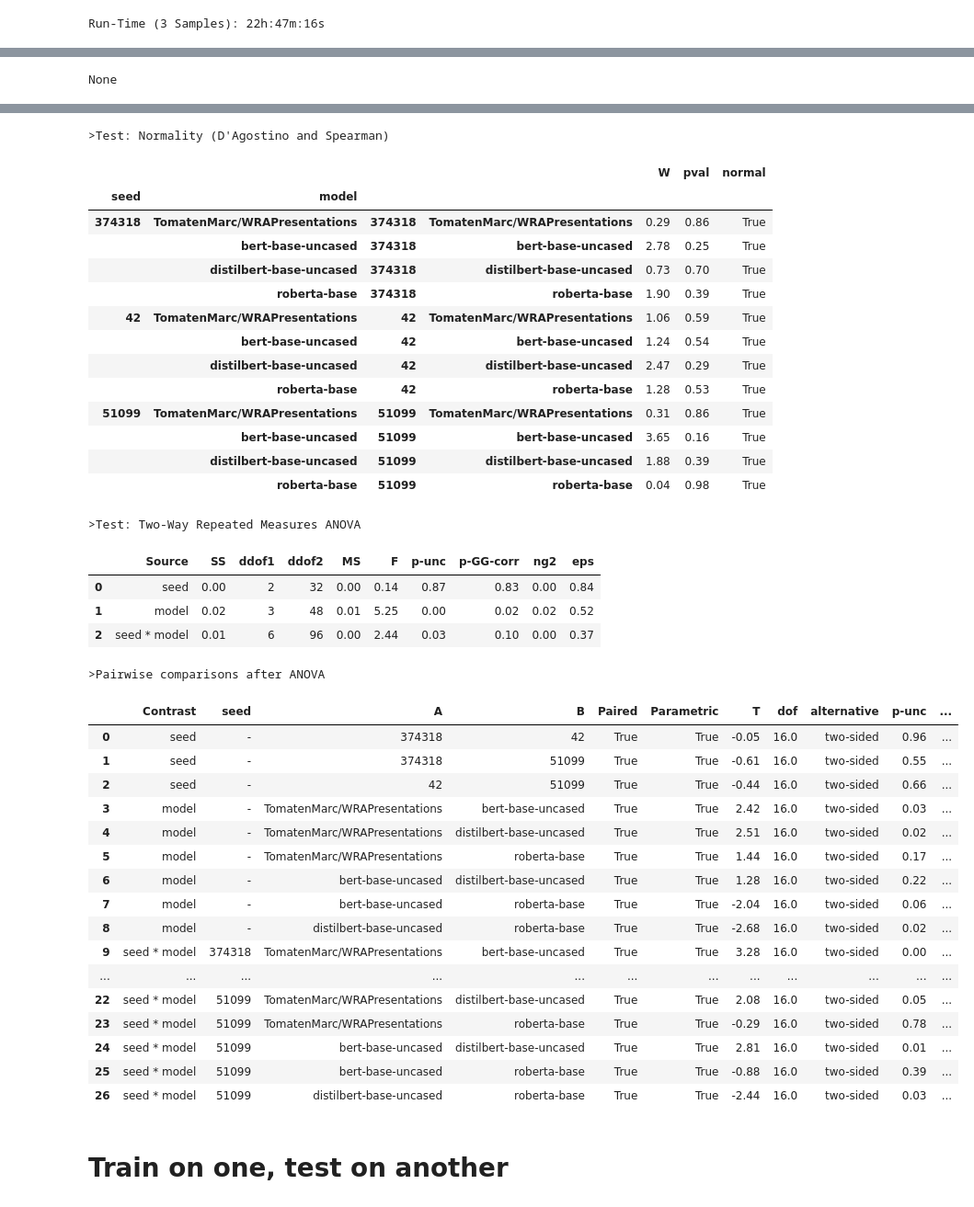
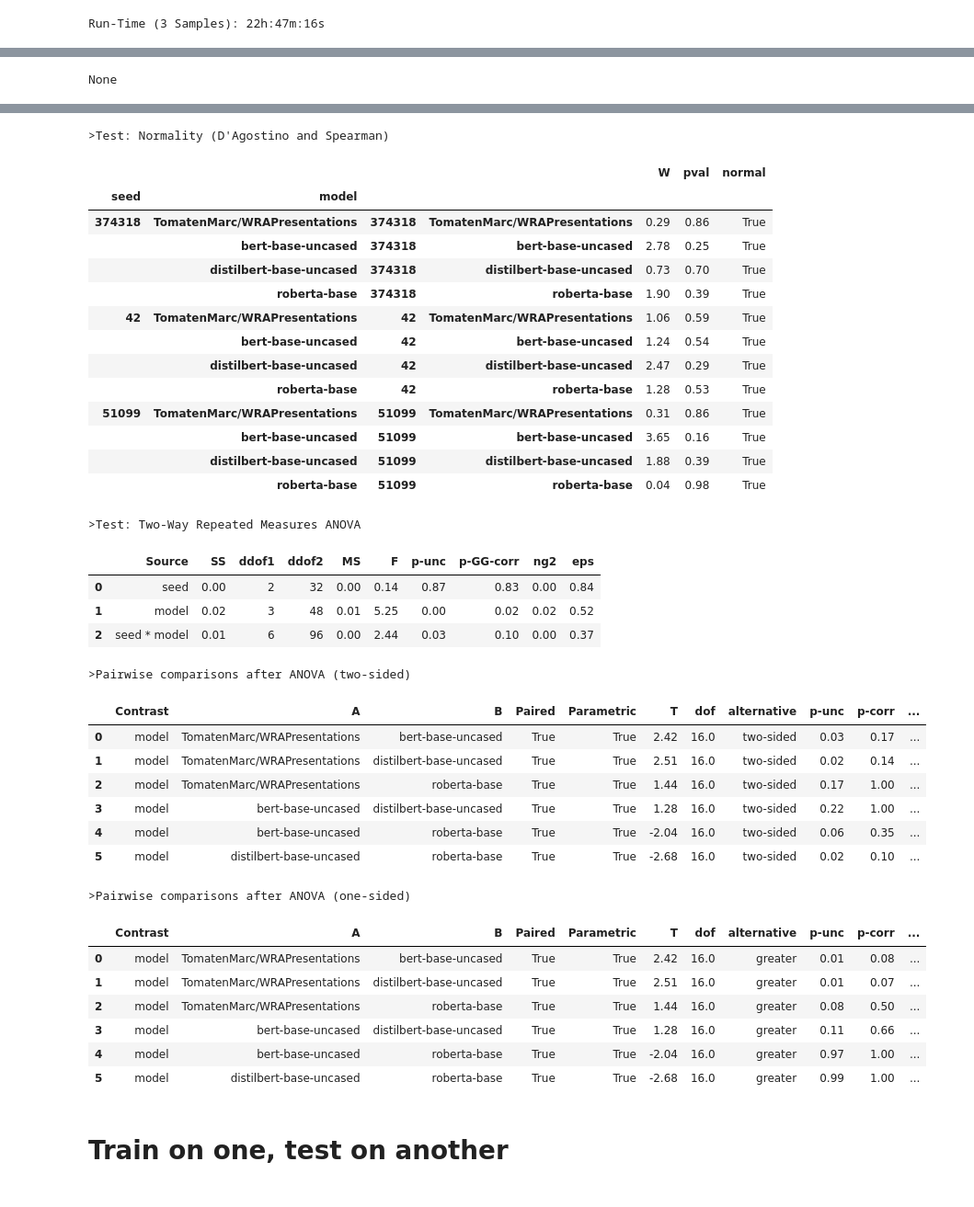
Before and after one commit to TomatenMarc/Limited-Generalizability, a Jupyter notebook: notebooks/results.ipynb, the cells around one changed output, grey strips where cells are left out. Shown at 92% size. Cells and saved outputs as stored; diff of their text form; code cells hidden in the pictures.

Commit message:
Merge update-results branch into master

```diff
--- a/notebooks/results.ipynb
+++ b/notebooks/results.ipynb
@@ -518,12 +521,17 @@ leave_rm_anova_results = pg.rm_anova(
 )
 display(leave_rm_anova_results.round(2))
 
-# Each individual pairwise test between just two levels trivially meets the “sphericity” part, because there’s only one difference score.
-print("\n>Pairwise comparisons after ANOVA")
+print("\n>Pairwise comparisons after ANOVA (two-sided)")
 leave_rm_paired_results = pg.pairwise_ttests(
-    data=df_leave_long, dv="macro_f1", within=["seed", "model"], subject="pair", padjust="bonf", effsize="cohen", alternative="two-sided", correction=True
+    data=df_leave_long, dv="macro_f1", within=["model"], subject="pair", padjust="bonf", effsize="cohen", alternative="two-sided", correction=True
 )
 display(leave_rm_paired_results.round(2))
+
+print("\n>Pairwise comparisons after ANOVA (one-sided)")
+leave_rm_paired_greater_results = pg.pairwise_ttests(
+    data=df_leave_long, dv="macro_f1", within=["model"], subject="pair", padjust="bonf", effsize="cohen", alternative="greater", correction=True
+)
+display(leave_rm_paired_greater_results.round(2))
 # %% [output]
 <class 'pandas.core.frame.DataFrame'>
 RangeIndex: 3468 entries, 0 to 3467
@@ -536,51 +544,49 @@ Data columns (total 4 columns):
  3   macro_f1  204 non-null    float64
 dtypes: category(2), float64(1), object(1)
 memory usage: 61.4+ KB
 None
 |  | pair | seed | model | macro_f1 |
 | 0 | (ABSTRCT, ABSTRCT) | 42 | TomatenMarc/WRAPresentations | 0.737242 |
 | 1 | (ACQUA, ABSTRCT) | 42 | TomatenMarc/WRAPresentations | NaN |
 | 2 | (AEC, ABSTRCT) | 42 | TomatenMarc/WRAPresentations | NaN |
 | 3 | (AFS, ABSTRCT) | 42 | TomatenMarc/WRAPresentations | NaN |
 | 4 | (ARGUMINSCI, ABSTRCT) | 42 | TomatenMarc/WRAPresentations | NaN |
 >Test: Normality (D'Agostino and Spearman)
 |  |  |  |  | W | pval | normal |
 | seed | model |  |  |  |  |  |
 | 374318 | TomatenMarc/WRAPresentations | 374318 | TomatenMarc/WRAPresentations | 0.29 | 0.86 | True |
 |  | bert-base-uncased | 374318 | bert-base-uncased | 2.78 | 0.25 | True |
 |  | distilbert-base-uncased | 374318 | distilbert-base-uncased | 0.73 | 0.70 | True |
 |  | roberta-base | 374318 | roberta-base | 1.90 | 0.39 | True |
 | 42 | TomatenMarc/WRAPresentations | 42 | TomatenMarc/WRAPresentations | 1.06 | 0.59 | True |
 |  | bert-base-uncased | 42 | bert-base-uncased | 1.24 | 0.54 | True |
 |  | distilbert-base-uncased | 42 | distilbert-base-uncased | 2.47 | 0.29 | True |
 |  | roberta-base | 42 | roberta-base | 1.28 | 0.53 | True |
 | 51099 | TomatenMarc/WRAPresentations | 51099 | TomatenMarc/WRAPresentations | 0.31 | 0.86 | True |
 |  | bert-base-uncased | 51099 | bert-base-uncased | 3.65 | 0.16 | True |
 |  | distilbert-base-uncased | 51099 | distilbert-base-uncased | 1.88 | 0.39 | True |
 |  | roberta-base | 51099 | roberta-base | 0.04 | 0.98 | True |
 >Test: Two-Way Repeated Measures ANOVA
 |  | Source | SS | ddof1 | ddof2 | MS | F | p-unc | p-GG-corr | ng2 | eps |
 | 0 | seed | 0.00 | 2 | 32 | 0.00 | 0.14 | 0.87 | 0.83 | 0.00 | 0.84 |
 | 1 | model | 0.02 | 3 | 48 | 0.01 | 5.25 | 0.00 | 0.02 | 0.02 | 0.52 |
 | 2 | seed * model | 0.01 | 6 | 96 | 0.00 | 2.44 | 0.03 | 0.10 | 0.00 | 0.37 |
->Pairwise comparisons after ANOVA
+>Pairwise comparisons after ANOVA (two-sided)
-|  | Contrast | seed | A | B | Paired | Parametric | T | dof | alternative | p-unc | ... |
-| 0 | seed | - | 374318 | 42 | True | True | -0.05 | 16.0 | two-sided | 0.96 | ... |
-| 1 | seed | - | 374318 | 51099 | True | True | -0.61 | 16.0 | two-sided | 0.55 | ... |
-| 2 | seed | - | 42 | 51099 | True | True | -0.44 | 16.0 | two-sided | 0.66 | ... |
-| 3 | model | - | TomatenMarc/WRAPresentations | bert-base-uncased | True | True | 2.42 | 16.0 | two-sided | 0.03 | ... |
-| 4 | model | - | TomatenMarc/WRAPresentations | distilbert-base-uncased | True | True | 2.51 | 16.0 | two-sided | 0.02 | ... |
-| 5 | model | - | TomatenMarc/WRAPresentations | roberta-base | True | True | 1.44 | 16.0 | two-sided | 0.17 | ... |
-| 6 | model | - | bert-base-uncased | distilbert-base-uncased | True | True | 1.28 | 16.0 | two-sided | 0.22 | ... |
-| 7 | model | - | bert-base-uncased | roberta-base | True | True | -2.04 | 16.0 | two-sided | 0.06 | ... |
-| 8 | model | - | distilbert-base-uncased | roberta-base | True | True | -2.68 | 16.0 | two-sided | 0.02 | ... |
-| 9 | seed * model | 374318 | TomatenMarc/WRAPresentations | bert-base-uncased | True | True | 3.28 | 16.0 | two-sided | 0.00 | ... |
-| ... | ... | ... | ... | ... | ... | ... | ... | ... | ... | ... | ... |
-| 22 | seed * model | 51099 | TomatenMarc/WRAPresentations | distilbert-base-uncased | True | True | 2.08 | 16.0 | two-sided | 0.05 | ... |
-| 23 | seed * model | 51099 | TomatenMarc/WRAPresentations | roberta-base | True | True | -0.29 | 16.0 | two-sided | 0.78 | ... |
-| 24 | seed * model | 51099 | bert-base-uncased | distilbert-base-uncased | True | True | 2.81 | 16.0 | two-sided | 0.01 | ... |
-| 25 | seed * model | 51099 | bert-base-uncased | roberta-base | True | True | -0.88 | 16.0 | two-sided | 0.39 | ... |
-| 26 | seed * model | 51099 | distilbert-base-uncased | roberta-base | True | True | -2.44 | 16.0 | two-sided | 0.03 | ... |
+|  | Contrast | A | B | Paired | Parametric | T | dof | alternative | p-unc | p-corr | ... |
+| 0 | model | TomatenMarc/WRAPresentations | bert-base-uncased | True | True | 2.42 | 16.0 | two-sided | 0.03 | 0.17 | ... |
+| 1 | model | TomatenMarc/WRAPresentations | distilbert-base-uncased | True | True | 2.51 | 16.0 | two-sided | 0.02 | 0.14 | ... |
+| 2 | model | TomatenMarc/WRAPresentations | roberta-base | True | True | 1.44 | 16.0 | two-sided | 0.17 | 1.00 | ... |
+| 3 | model | bert-base-uncased | distilbert-base-uncased | True | True | 1.28 | 16.0 | two-sided | 0.22 | 1.00 | ... |
+| 4 | model | bert-base-uncased | roberta-base | True | True | -2.04 | 16.0 | two-sided | 0.06 | 0.35 | ... |
+| 5 | model | distilbert-base-uncased | roberta-base | True | True | -2.68 | 16.0 | two-sided | 0.02 | 0.10 | ... |
+>Pairwise comparisons after ANOVA (one-sided)
+|  | Contrast | A | B | Paired | Parametric | T | dof | alternative | p-unc | p-corr | ... |
+| 0 | model | TomatenMarc/WRAPresentations | bert-base-uncased | True | True | 2.42 | 16.0 | greater | 0.01 | 0.08 | ... |
+| 1 | model | TomatenMarc/WRAPresentations | distilbert-base-uncased | True | True | 2.51 | 16.0 | greater | 0.01 | 0.07 | ... |
+| 2 | model | TomatenMarc/WRAPresentations | roberta-base | True | True | 1.44 | 16.0 | greater | 0.08 | 0.50 | ... |
+| 3 | model | bert-base-uncased | distilbert-base-uncased | True | True | 1.28 | 16.0 | greater | 0.11 | 0.66 | ... |
+| 4 | model | bert-base-uncased | roberta-base | True | True | -2.04 | 16.0 | greater | 0.97 | 1.00 | ... |
+| 5 | model | distilbert-base-uncased | roberta-base | True | True | -2.68 | 16.0 | greater | 0.99 | 1.00 | ... |
 # %% [markdown]
 # Train on one, test on another
 # %%
```
Also changed, not shown: parts of 4 cells of this notebook.
